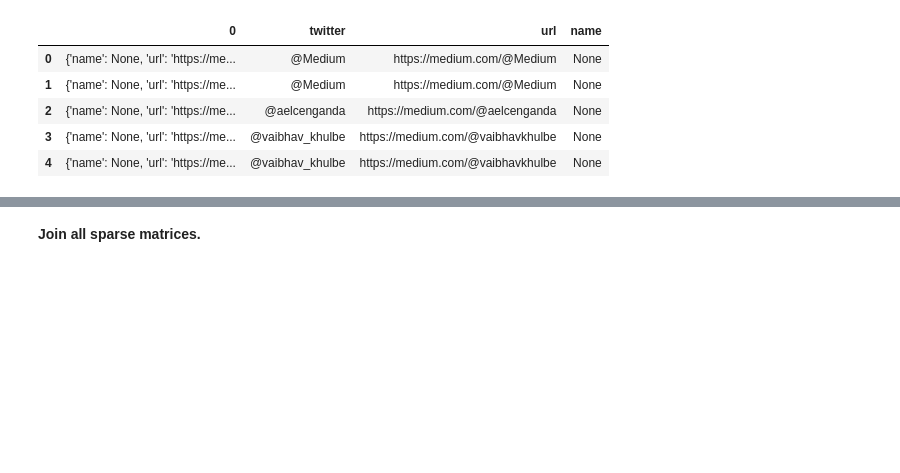
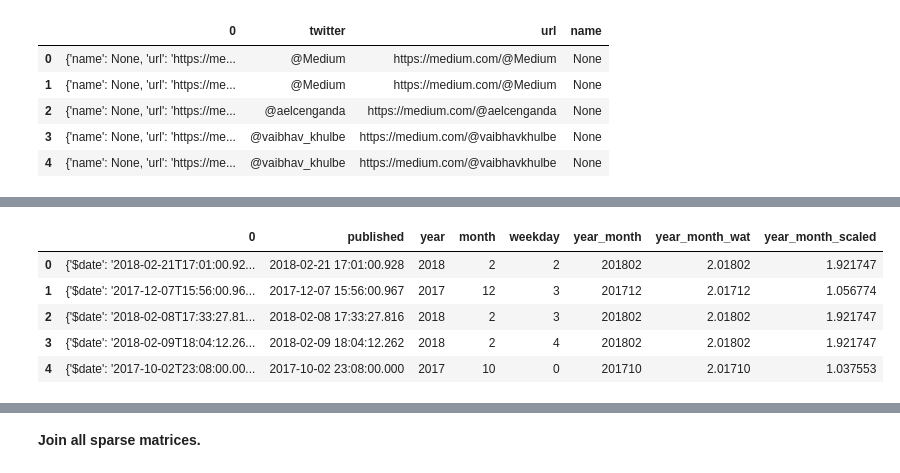
Before and after one commit to kcostya/mlcourse_open, a Jupyter notebook: jupyter_english/topic06_features/assignment6_part2_medium_beat_baseline.ipynb, the cells around one changed output, grey strips where cells are left out. Saved outputs shown, nothing was run; the diff lists cells and outputs as text; code cells hidden in the pictures; blank space fills up the shorter version.

```diff
--- a/jupyter_english/topic06_features/assignment6_part2_medium_beat_baseline.ipynb
+++ b/jupyter_english/topic06_features/assignment6_part2_medium_beat_baseline.ipynb
@@ -160,0 +376,11 @@ train_author.head()
+# %%
+train_published['year'] = train_published['published'].apply(lambda ts: ts.year)
+train_published['month'] = train_published['published'].apply(lambda ts: ts.month)
+train_published['weekday'] = train_published['published'].apply(lambda ts: ts.weekday())
+
+test_published['year'] = test_published['published'].apply(lambda ts: ts.year)
+test_published['month'] = test_published['published'].apply(lambda ts: ts.month)
+test_published['weekday'] = test_published['published'].apply(lambda ts: ts.weekday())
+# %%
+train_published['year_month'] = train_published['year']*100 + train_published['month']
+test_published['year_month'] = test_published['year']*100 + test_published['month']
@@ -160,0 +396,9 @@ train_author.head()
+# %%
+test_published.head()
+# %% [output]
+|  | 0 | published | year | month | weekday | year_month | year_month_wat | year_month_scaled |
+| 0 | {'$date': '2018-02-21T17:01:00.92... | 2018-02-21 17:01:00.928 | 2018 | 2 | 2 | 201802 | 2.01802 | 1.921747 |
+| 1 | {'$date': '2017-12-07T15:56:00.96... | 2017-12-07 15:56:00.967 | 2017 | 12 | 3 | 201712 | 2.01712 | 1.056774 |
+| 2 | {'$date': '2018-02-08T17:33:27.81... | 2018-02-08 17:33:27.816 | 2018 | 2 | 3 | 201802 | 2.01802 | 1.921747 |
+| 3 | {'$date': '2018-02-09T18:04:12.26... | 2018-02-09 18:04:12.262 | 2018 | 2 | 4 | 201802 | 2.01802 | 1.921747 |
+| 4 | {'$date': '2017-10-02T23:08:00.00... | 2017-10-02 23:08:00.000 | 2017 | 10 | 0 | 201710 | 2.01710 | 1.037553 |
```
Also changed, not shown: parts of 98 cells of this notebook, 21 other files.
